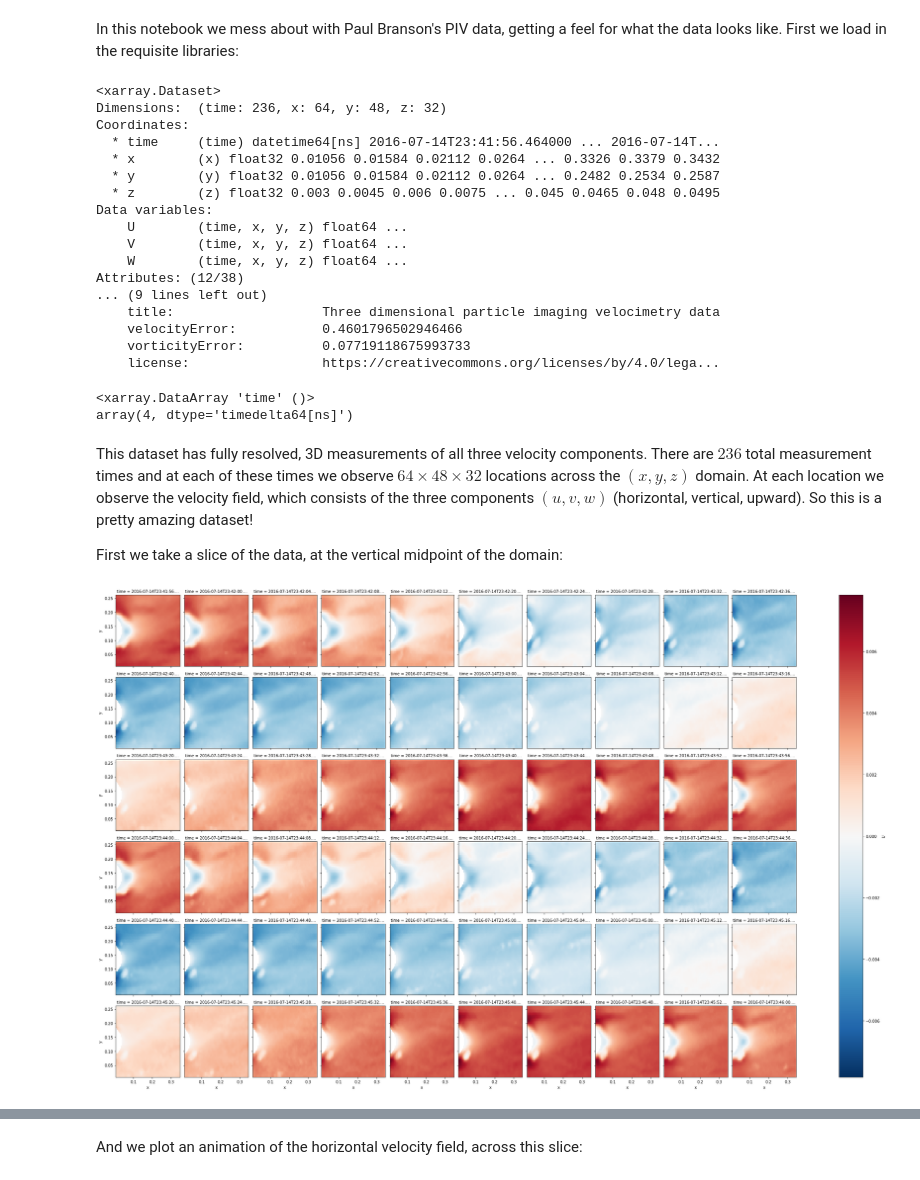
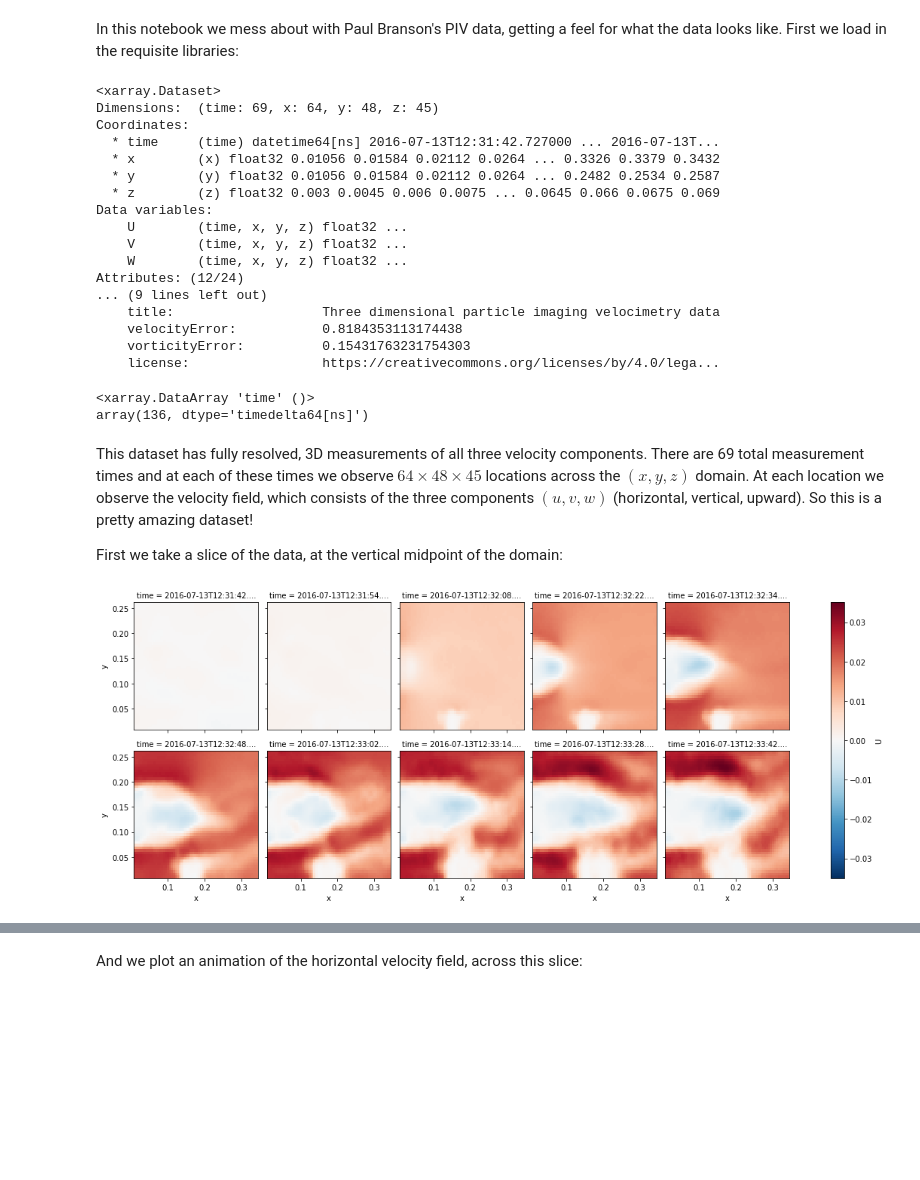
Before and after one commit to connor-duffin/sswfe, a Jupyter notebook: docs/dataset-small-tests.ipynb, the cells around one changed output, grey strips where cells are left out. Drawn from its saved outputs; the diff is of its cells as text; code cells hidden in the pictures; blank space fills up the shorter version.

```diff
--- a/docs/dataset-small-tests.ipynb
+++ b/docs/dataset-small-tests.ipynb
@@ -12,44 +12,43 @@ import pandas as pd
 import matplotlib.pyplot as plt
 from matplotlib.animation import FuncAnimation
 # %%
-ds = xr.open_dataset("../data/Run08_G0_dt4.0_de1.0_ne5_velocity.nc")
+ds = xr.open_dataset("../data/CylinderTest02_G0_dt2.00_de0.50_ne4_velocity.nc")
 ds
 # %% [output]
 <xarray.Dataset>
-Dimensions:  (time: 236, x: 64, y: 48, z: 32)
+Dimensions:  (time: 69, x: 64, y: 48, z: 45)
 Coordinates:
-  * time     (time) datetime64[ns] 2016-07-14T23:41:56.464000 ... 2016-07-14T...
+  * time     (time) datetime64[ns] 2016-07-13T12:31:42.727000 ... 2016-07-13T...
   * x        (x) float32 0.01056 0.01584 0.02112 0.0264 ... 0.3326 0.3379 0.3432
   * y        (y) float32 0.01056 0.01584 0.02112 0.0264 ... 0.2482 0.2534 0.2587
-  * z        (z) float32 0.003 0.0045 0.006 0.0075 ... 0.045 0.0465 0.048 0.0495
+  * z        (z) float32 0.003 0.0045 0.006 0.0075 ... 0.0645 0.066 0.0675 0.069
 Data variables:
-    U        (time, x, y, z) float64 ...
-    V        (time, x, y, z) float64 ...
-    W        (time, x, y, z) float64 ...
-Attributes: (12/38)
+    U        (time, x, y, z) float32 ...
+    V        (time, x, y, z) float32 ...
+    W        (time, x, y, z) float32 ...
+Attributes: (12/24)
 ... (9 lines left out)
     title:                   Three dimensional particle imaging velocimetry data
-    velocityError:           0.4601796502946466
-    vorticityError:          0.07719118675993733
+    velocityError:           0.8184353113174438
+    vorticityError:          0.15431763231754303
     license:                 https://creativecommons.org/licenses/by/4.0/lega...
 # %%
-(ds.time[1] - ds.time[0]) * 1e-9
+(ds.time[-1] - ds.time[0]) * 1e-9
 # %% [output]
 <xarray.DataArray 'time' ()>
-array(4, dtype='timedelta64[ns]')
+array(136, dtype='timedelta64[ns]')
 # %% [markdown]
-This dataset has fully resolved, 3D measurements of all three velocity components. There are $236$ total measurement times and at each of these times we observe $64 \times 48 \times 32$ locations across the $(x, y, z)$ domain. At each location we observe the velocity field, which consists of the three components $(u, v, w)$ (horizontal, vertical, upward). So this is a pretty amazing dataset!
+This dataset has fully resolved, 3D measurements of all three velocity components. There are 69 total measurement times and at each of these times we observe $64 \times 48 \times 45$ locations across the $(x, y, z)$ domain. At each location we observe the velocity field, which consists of the three components $(u, v, w)$ (horizontal, vertical, upward). So this is a pretty amazing dataset!
 
 First we take a slice of the data, at the vertical midpoint of the domain:
 # %%
 u_averaged = np.mean(ds.U, axis=-1)
 v_averaged = np.mean(ds.V, axis=-1)
 w_averaged = np.mean(ds.W, axis=-1)
 
 u_averaged.isel(
-    time=(np.linspace(0, 60, 60, dtype=np.int32))).plot(
-    x="x", y="y", col="time", col_wrap=10)
+    time=(np.linspace(0, 60, 10, dtype=np.int32))).plot(x="x", y="y", col="time", col_wrap=5)
 plt.show()
 # %% [output]
-[figure, old version]
+[figure, new version]
 # %%
```
Also changed, not shown: parts of 12 cells of this notebook, 7 other files.
